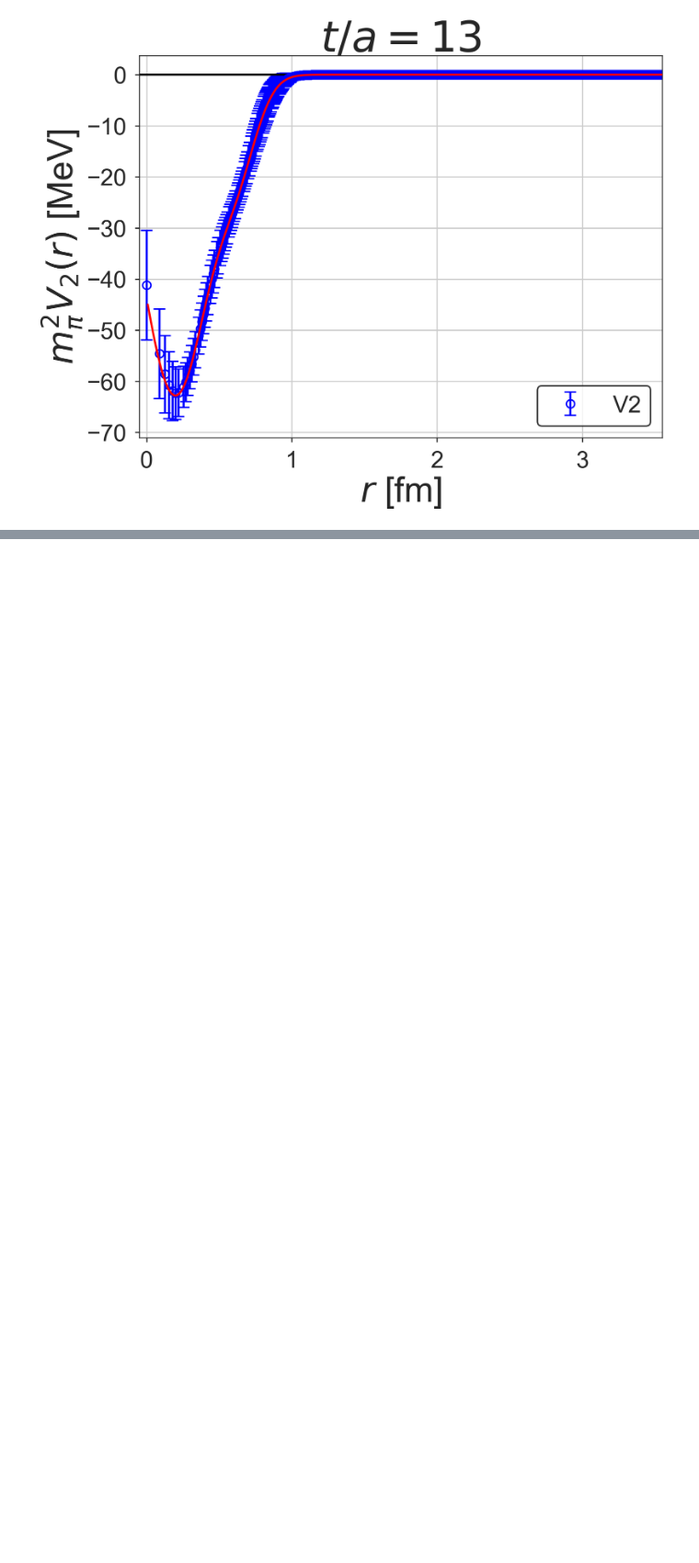
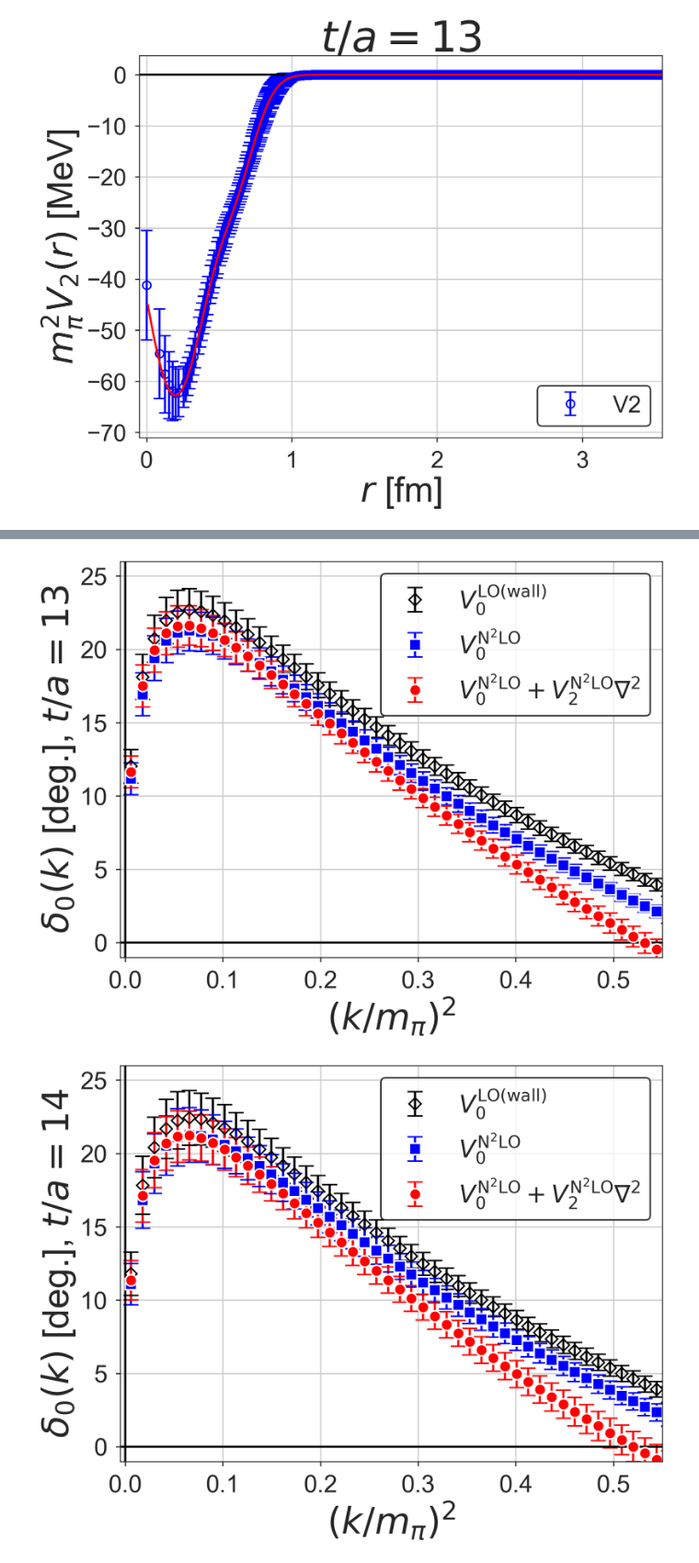
Before and after one commit to tkmiriya/systematics_of_hal_qcd_pot, a Jupyter notebook: notes/Fitting and Scattering phase shift.ipynb, the cells around one changed output, grey strips where cells are left out. Shown at 92% size. Saved outputs shown, nothing was run; the diff lists cells and outputs as text; code cells hidden in the pictures; blank space fills up the shorter version.

```diff
--- a/notes/Fitting and Scattering phase shift.ipynb
+++ b/notes/Fitting and Scattering phase shift.ipynb
@@ -369,0 +610,56 @@ PicklingError: Can't pickle <function <lambda> at 0x...>: attribute lookup <lamb
+# %%
+def plot_delta(it):
+    fig, ax = plt.subplots()
+
+#    src = 'exp'
+#    k2 = k2s[(src, it)]
+#    delta_jk = np.rad2deg(deltas_jk[(src, it)])
+#    ax.errorbar(k2[1::2]/mpi**2, delta_jk.mean(axis=0)[1::2],
+#                delta_jk.std(axis=0)[1::2] * np.sqrt(bin_num - 1),
+#                capsize=10, capthick=2,
+#                fmt='X', color='orange', mfc='none', mew=2.0, label=r'$V_0^\mathrm{LO(smear)}$')
+
+    src = 'wall'
+    k2 = k2s[(src, it)]
+    delta_jk = np.rad2deg(deltas_jk[(src, it)])
+    ax.errorbar(k2[1::2]/mpi**2, delta_jk.mean(axis=0)[1::2],
+                delta_jk.std(axis=0)[1::2] * np.sqrt(bin_num - 1),
+                capsize=10, capthick=2,
+                fmt='D', color='black', mfc='none', mew=2.0, label=r'$V_0^\mathrm{LO(wall)}$')
+
+    src = 'n2lo'
+    k2 = k2s[(src, it)]
+    delta_jk = np.rad2deg(deltas_jk[(src, it)])
+    ax.errorbar(k2[1::2]/mpi**2, delta_jk.mean(axis=0)[1::2],
+                delta_jk.std(axis=0)[1::2] * np.sqrt(bin_num - 1),
+                capsize=10, capthick=2, ms=15,
+                fmt='s', color='blue', mec='white', mew=2.0, label=r'$V_0^\mathrm{N^2LO}$')
+
+    src = 'n2lo_w_v2'
+    k2 = k2s[(src, it)]
+    delta_jk = np.rad2deg(deltas_jk[(src, it)])
+    mask = delta_jk > 90
+    delta_jk[mask] -= 180
+    ax.errorbar(k2[1::2]/mpi**2, delta_jk.mean(axis=0)[1::2],
+                delta_jk.std(axis=0)[1::2] * np.sqrt(bin_num - 1),
+                capsize=10, capthick=2, ms=15,
+                fmt='o', color='red', mec='white', mew=2.0, label=r'$V_0^\mathrm{N^2LO} + V_2^\mathrm{N^2LO}\nabla^2$')
+
+    ax.set_xlim(-0.005, 0.55)
+    ax.set_ylim(-1, 26)
+    ax.axhline(0, color='black')
+    ax.axvline(0, color='black')
+    ax.grid()
+    ax.set_xlabel(r'$(k/m_\pi)^2$', size=48)
+    ax.set_ylabel(r'$\delta_0(k)$ [deg.], $t/a = {}$'.format(it), size=48)
+    leg = ax.legend(loc='upper right', frameon=True)
+    leg.get_frame().set_edgecolor('black')
+    leg.get_frame().set_linewidth(2.0)
+    fig.savefig('../figs/phase_shifts/delta_t{:03d}.pdf'.format(it),
+               bbox_inches='tight')
+
+for it in [13, 14, 15, 16]:
+    plot_delta(it)
+# %% [output]
+[figure, added]
+[figure, added]
```
Also changed, not shown: parts of 20 cells of this notebook, 10 other files.
